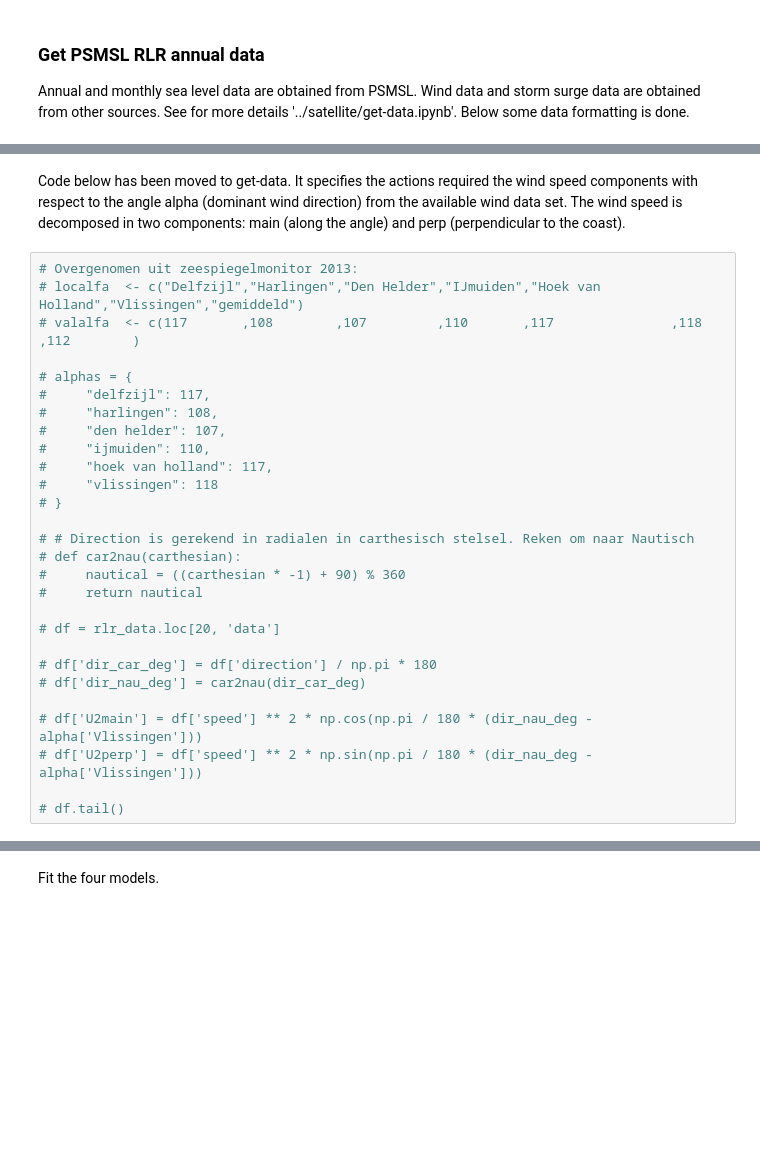
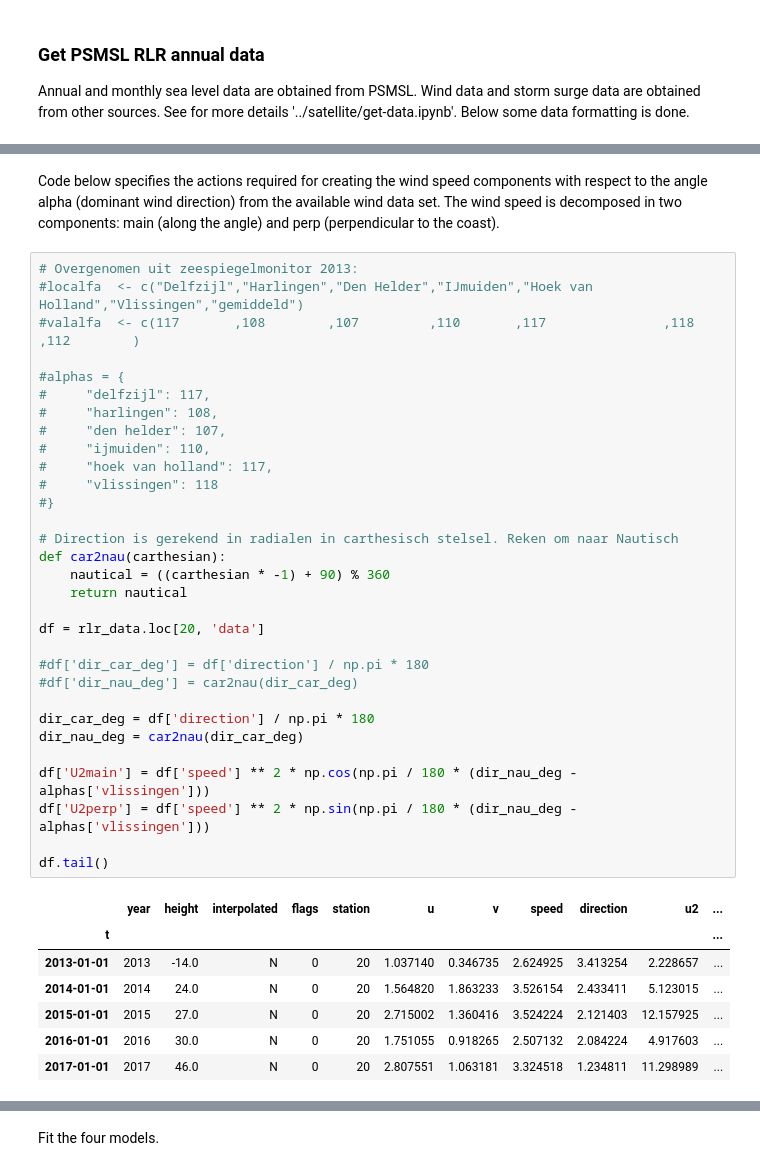
Before and after one commit to openearth/sealevel, a Jupyter notebook: notebooks/analysis/gtsr/Comparison wind and surge data.ipynb, the cells around one changed output, grey strips where cells are left out. Saved outputs shown, nothing was run; the diff lists cells and outputs as text; blank space fills up the shorter version.

```diff
--- a/notebooks/analysis/gtsr/Comparison wind and surge data.ipynb
+++ b/notebooks/analysis/gtsr/Comparison wind and surge data.ipynb
@@ -104,35 +101,46 @@ rlr_annual 32 rlr
 | 25 | 53.175556 | 5.409444 | HARLINGEN | 150 | 21 | N | http://www.psmsl.org/data/obtaini... | year height interpolated flags ... |
 | 32 | 52.462222 | 4.554722 | IJMUIDEN | 150 | 41 | N | http://www.psmsl.org/data/obtaini... | year height interpolated flags ... |
 # %% [markdown]
-Code below has been moved to get-data. It specifies the actions required the wind speed components with respect to the angle alpha (dominant wind direction) from the available wind data set. The wind speed is decomposed in two components: main (along the angle) and perp (perpendicular to the coast).
+Code below specifies the actions required for creating the wind speed components with respect to the angle alpha (dominant wind direction) from the available wind data set. The wind speed is decomposed in two components: main (along the angle) and perp (perpendicular to the coast).
 # %%
 # Overgenomen uit zeespiegelmonitor 2013:
-# localfa  <- c("Delfzijl","Harlingen","Den Helder","IJmuiden","Hoek van Holland","Vlissingen","gemiddeld")
-# valalfa  <- c(117       ,108        ,107         ,110       ,117               ,118         ,112        )
+#localfa  <- c("Delfzijl","Harlingen","Den Helder","IJmuiden","Hoek van Holland","Vlissingen","gemiddeld")
+#valalfa  <- c(117       ,108        ,107         ,110       ,117               ,118         ,112        )
 
-# alphas = {
+#alphas = {
 #     "delfzijl": 117,
 #     "harlingen": 108,
 #     "den helder": 107,
 #     "ijmuiden": 110,
 #     "hoek van holland": 117,
 #     "vlissingen": 118
-# }
+#}
 
-# # Direction is gerekend in radialen in carthesisch stelsel. Reken om naar Nautisch
-# def car2nau(carthesian):
-#     nautical = ((carthesian * -1) + 90) % 360
-#     return nautical
+# Direction is gerekend in radialen in carthesisch stelsel. Reken om naar Nautisch
+def car2nau(carthesian):
+    nautical = ((carthesian * -1) + 90) % 360
+    return nautical
 
-# df = rlr_data.loc[20, 'data']
+df = rlr_data.loc[20, 'data']
 
-# df['dir_car_deg'] = df['direction'] / np.pi * 180
-# df['dir_nau_deg'] = car2nau(dir_car_deg)
+#df['dir_car_deg'] = df['direction'] / np.pi * 180
+#df['dir_nau_deg'] = car2nau(dir_car_deg)
 
-# df['U2main'] = df['speed'] ** 2 * np.cos(np.pi / 180 * (dir_nau_deg - alpha['Vlissingen']))
-# df['U2perp'] = df['speed'] ** 2 * np.sin(np.pi / 180 * (dir_nau_deg - alpha['Vlissingen']))
+dir_car_deg = df['direction'] / np.pi * 180
+dir_nau_deg = car2nau(dir_car_deg)
 
-# df.tail()
+df['U2main'] = df['speed'] ** 2 * np.cos(np.pi / 180 * (dir_nau_deg - alphas['vlissingen']))
+df['U2perp'] = df['speed'] ** 2 * np.sin(np.pi / 180 * (dir_nau_deg - alphas['vlissingen']))
+
+df.tail()
+# %% [output]
+|  | year | height | interpolated | flags | station | u | v | speed | direction | u2 | ... |
+| t |  |  |  |  |  |  |  |  |  |  | ... |
+| 2013-01-01 | 2013 | -14.0 | N | 0 | 20 | 1.037140 | 0.346735 | 2.624925 | 3.413254 | 2.228657 | ... |
+| 2014-01-01 | 2014 | 24.0 | N | 0 | 20 | 1.564820 | 1.863233 | 3.526154 | 2.433411 | 5.123015 | ... |
+| 2015-01-01 | 2015 | 27.0 | N | 0 | 20 | 2.715002 | 1.360416 | 3.524224 | 2.121403 | 12.157925 | ... |
+| 2016-01-01 | 2016 | 30.0 | N | 0 | 20 | 1.751055 | 0.918265 | 2.507132 | 2.084224 | 4.917603 | ... |
+| 2017-01-01 | 2017 | 46.0 | N | 0 | 20 | 2.807551 | 1.063181 | 3.324518 | 1.234811 | 11.298989 | ... |
 # %%
 rlr_data.loc[20, 'data'].tail(10)
 # %% [output]
```
Also changed, not shown: parts of 17 cells of this notebook, 7 other files.
